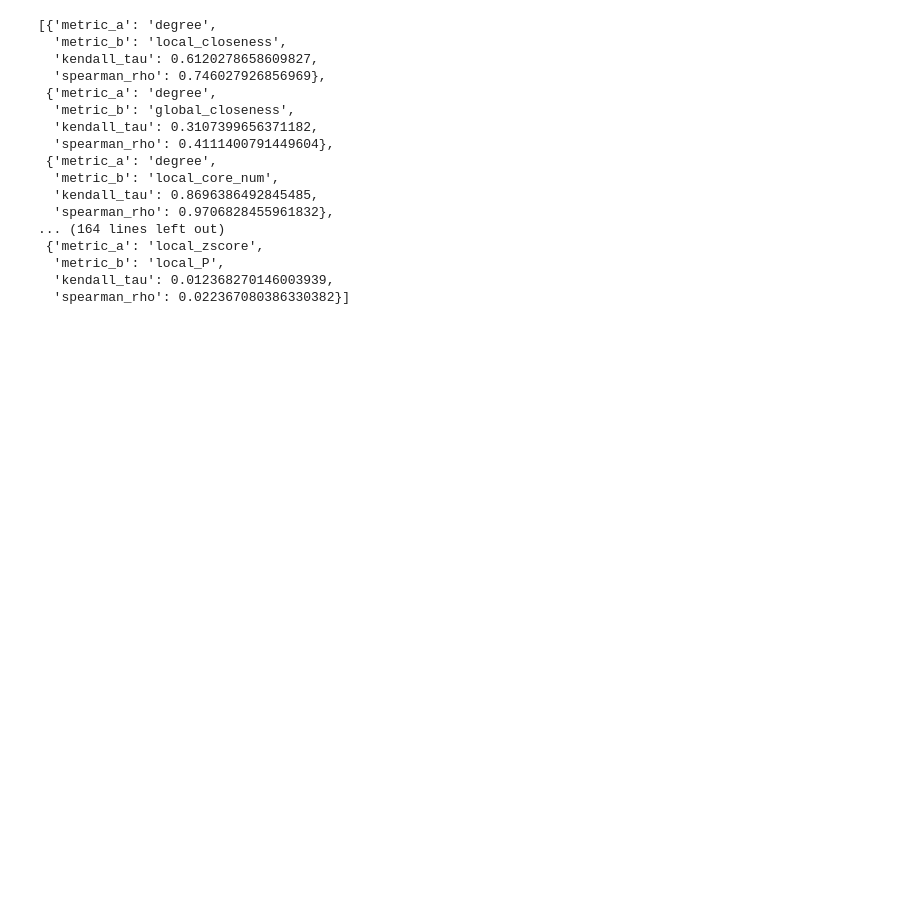
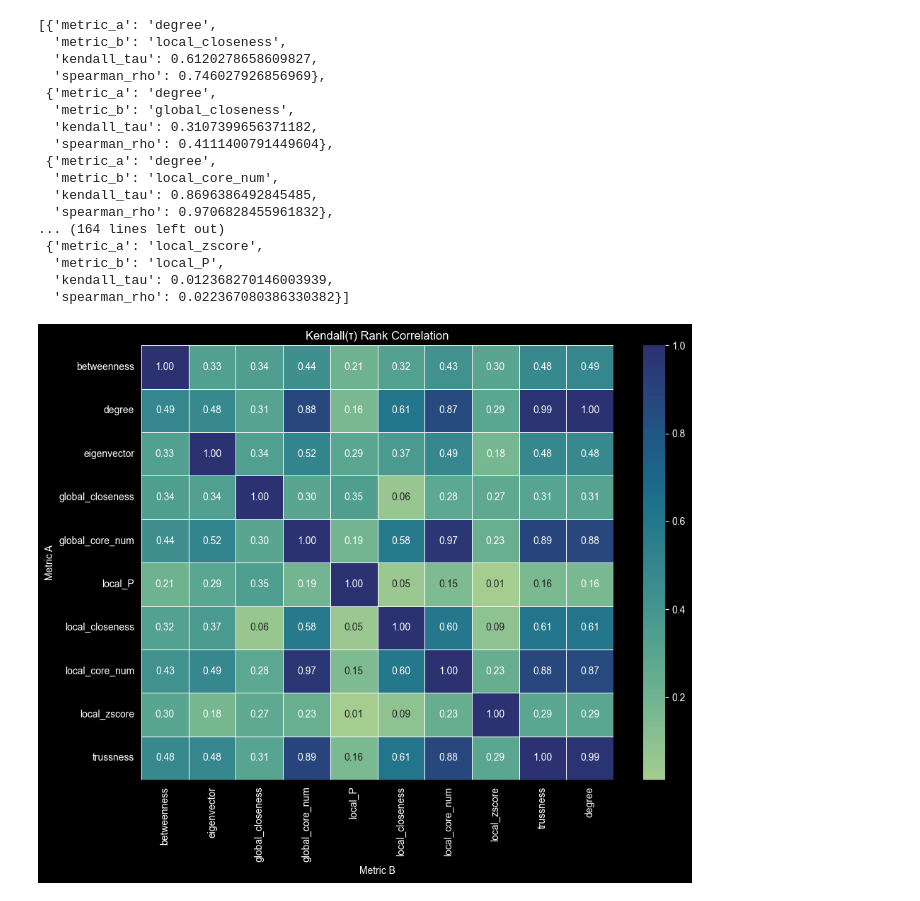
Before and after one commit to TZevs/SNA_Tool, a Jupyter notebook: notebooks/eval.ipynb, the cells around one changed output. Saved outputs shown, nothing was run; the diff lists cells and outputs as text; code cells hidden in the pictures; blank space fills up the shorter version.

Commit message:
Saved eval correlation heatmaps

```diff
--- a/notebooks/eval.ipynb
+++ b/notebooks/eval.ipynb
@@ -102,3 +104,5 @@ eval_df.to_dict(orient='records')
   'metric_b': 'local_P',
   'kendall_tau': 0.012368270146003939,
   'spearman_rho': 0.022367080386330382}]
+# %%
+eval_df = pd.read_csv('../data/processed/rank_corr_eval.csv')
@@ -104,0 +114,3 @@ eval_df.to_dict(orient='records')
+# %%
+kendall_matrix = eval_df.pivot(index="metric_a", columns="metric_b", values="kendall_tau")
+#kendall_matrix
@@ -104,0 +121,15 @@ eval_df.to_dict(orient='records')
+# %%
+kendall_matrix = kendall_matrix.combine_first(kendall_matrix.T)
+kendall_matrix = kendall_matrix.fillna(1)
+#kendall_matrix
+# %%
+fig, ax = plt.subplots(figsize=(10, 8))
+sns.heatmap(kendall_matrix, annot=True, ax=ax, fmt=".2f", linewidth=.5, cmap='crest')
+ax.set_title('Kendall(τ) Rank Correlation')
+ax.set_ylabel('Metric A')
+ax.set_xlabel('Metric B')
+plt.tight_layout()
+#fig.savefig('../data/diagrams/kendall_heatmap.png')
+plt.show()
+# %% [output]
+[figure, added]
```
Also changed, not shown: parts of 6 cells of this notebook.
